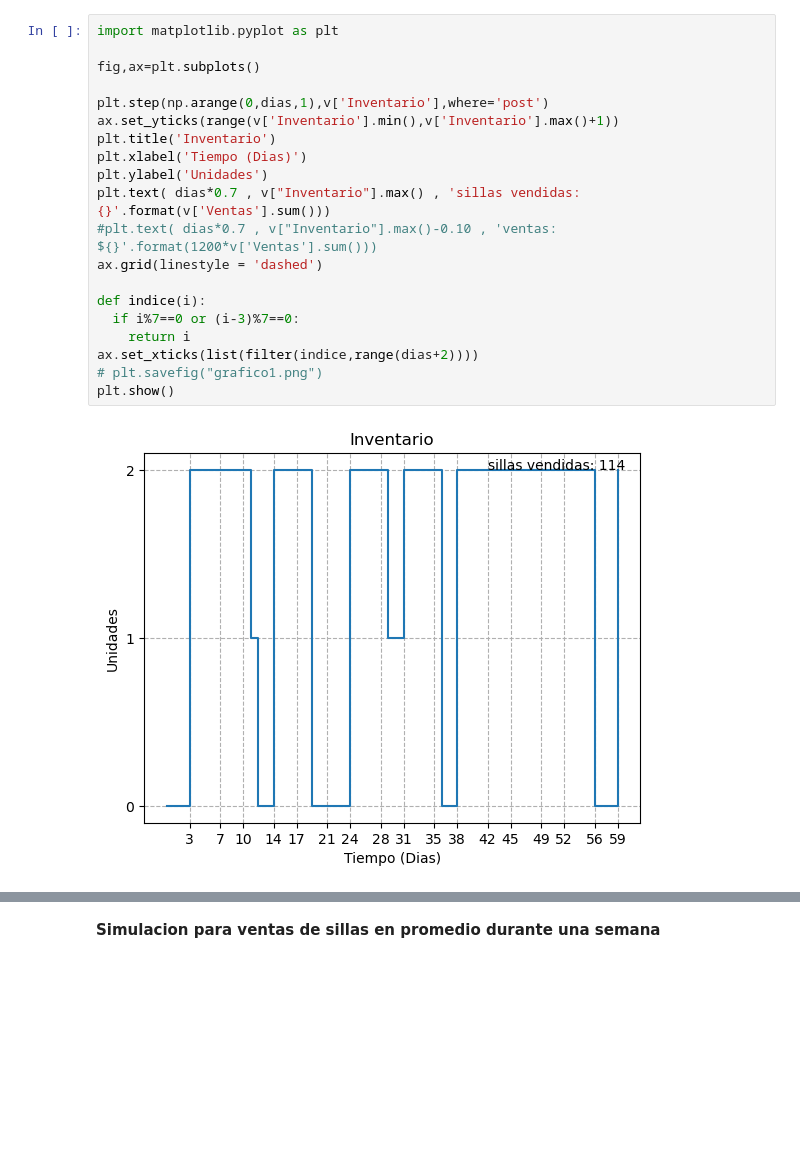
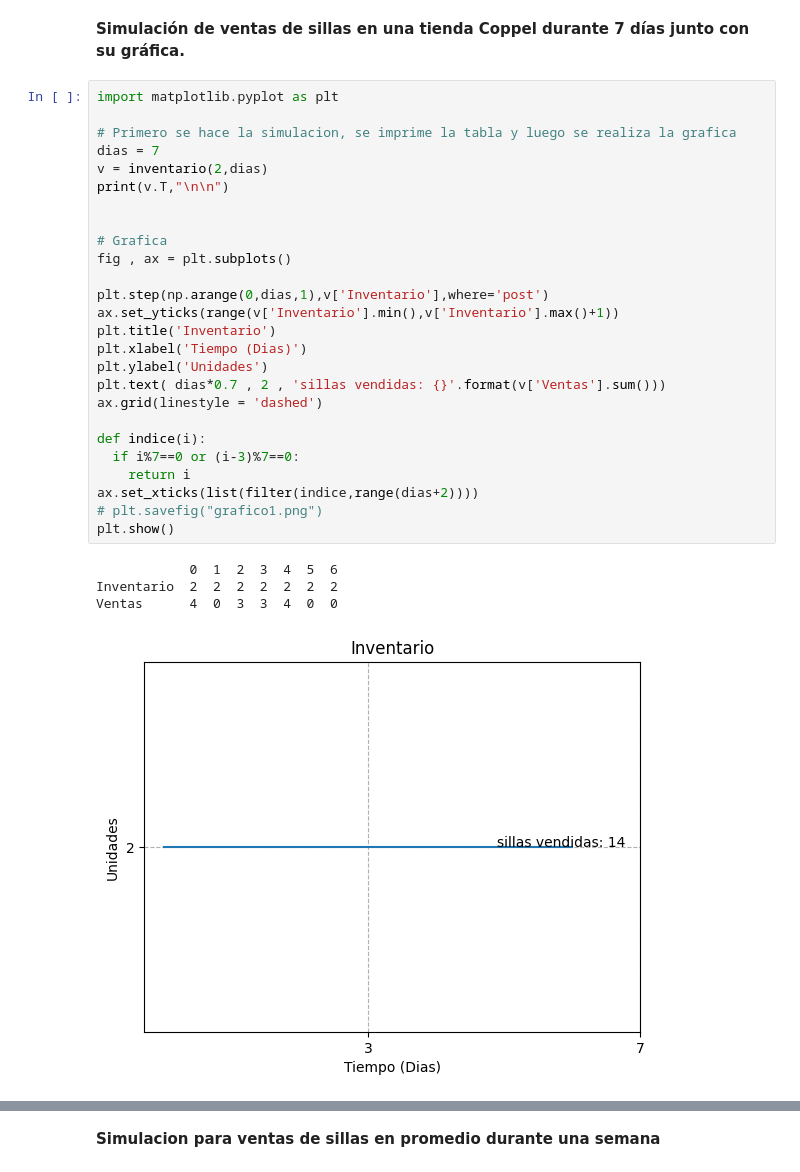
Before and after one commit to AyaxYordi/Simulacion-2---2024, a Jupyter notebook: Venta_de_sillas.ipynb, the cells around one changed output, grey strips where cells are left out. Cells and saved outputs as stored; diff of their text form; blank space fills up the shorter version.

```diff
--- a/Venta_de_sillas.ipynb
+++ b/Venta_de_sillas.ipynb
@@ -114,25 +94,36 @@ v
+# %% [markdown]
+**Simulación de ventas de sillas en una tienda Coppel durante 7 días junto con su gráfica.**
 # %%
 import matplotlib.pyplot as plt
 
-fig,ax=plt.subplots()
+# Primero se hace la simulacion, se imprime la tabla y luego se realiza la grafica
+dias = 7
+v = inventario(2,dias)
+print(v.T,"\n\n")
+
+
+# Grafica
+fig , ax = plt.subplots()
 
 plt.step(np.arange(0,dias,1),v['Inventario'],where='post')
 ax.set_yticks(range(v['Inventario'].min(),v['Inventario'].max()+1))
 plt.title('Inventario')
 plt.xlabel('Tiempo (Dias)')
 plt.ylabel('Unidades')
-plt.text( dias*0.7 , v["Inventario"].max() , 'sillas vendidas: {}'.format(v['Ventas'].sum()))
-#plt.text( dias*0.7 , v["Inventario"].max()-0.10 , 'ventas: ${}'.format(1200*v['Ventas'].sum()))
+plt.text( dias*0.7 , 2 , 'sillas vendidas: {}'.format(v['Ventas'].sum()))
 ax.grid(linestyle = 'dashed')
 
 def indice(i):
   if i%7==0 or (i-3)%7==0:
     return i
 ax.set_xticks(list(filter(indice,range(dias+2))))
 # plt.savefig("grafico1.png")
 plt.show()
 # %% [output]
+            0  1  2  3  4  5  6
+Inventario  2  2  2  2  2  2  2
+Ventas      4  0  3  3  4  0  0
-[figure, old version]
+[figure, new version]
 # %%
 tiendas = pd.read_csv("https://raw.githubusercontent.com/AyaxYordi/archivos-csv-o-excel/main/tiendas%20coppel.csv")
 tiendas
```
Also changed, not shown: parts of 13 cells of this notebook.
